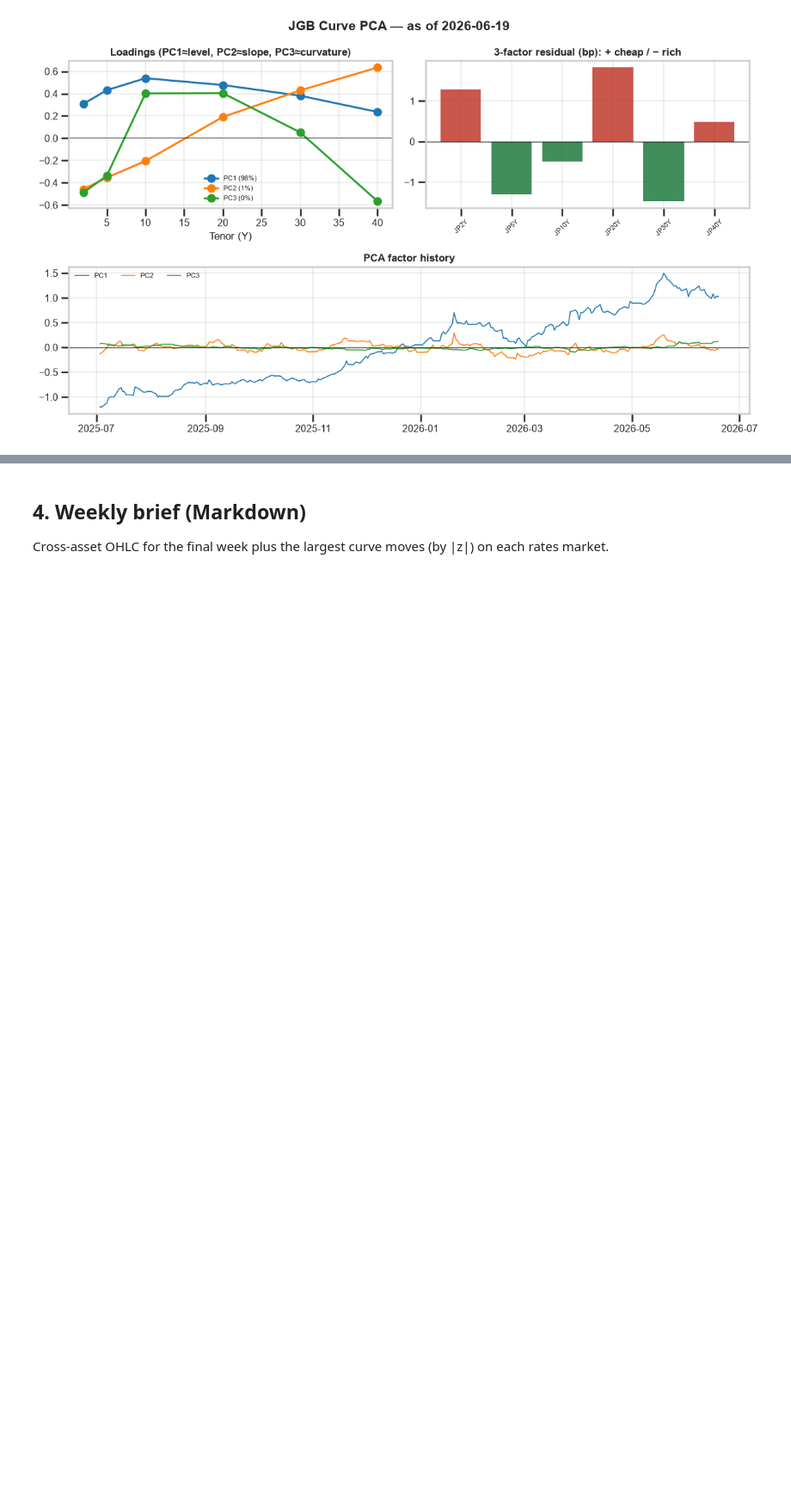
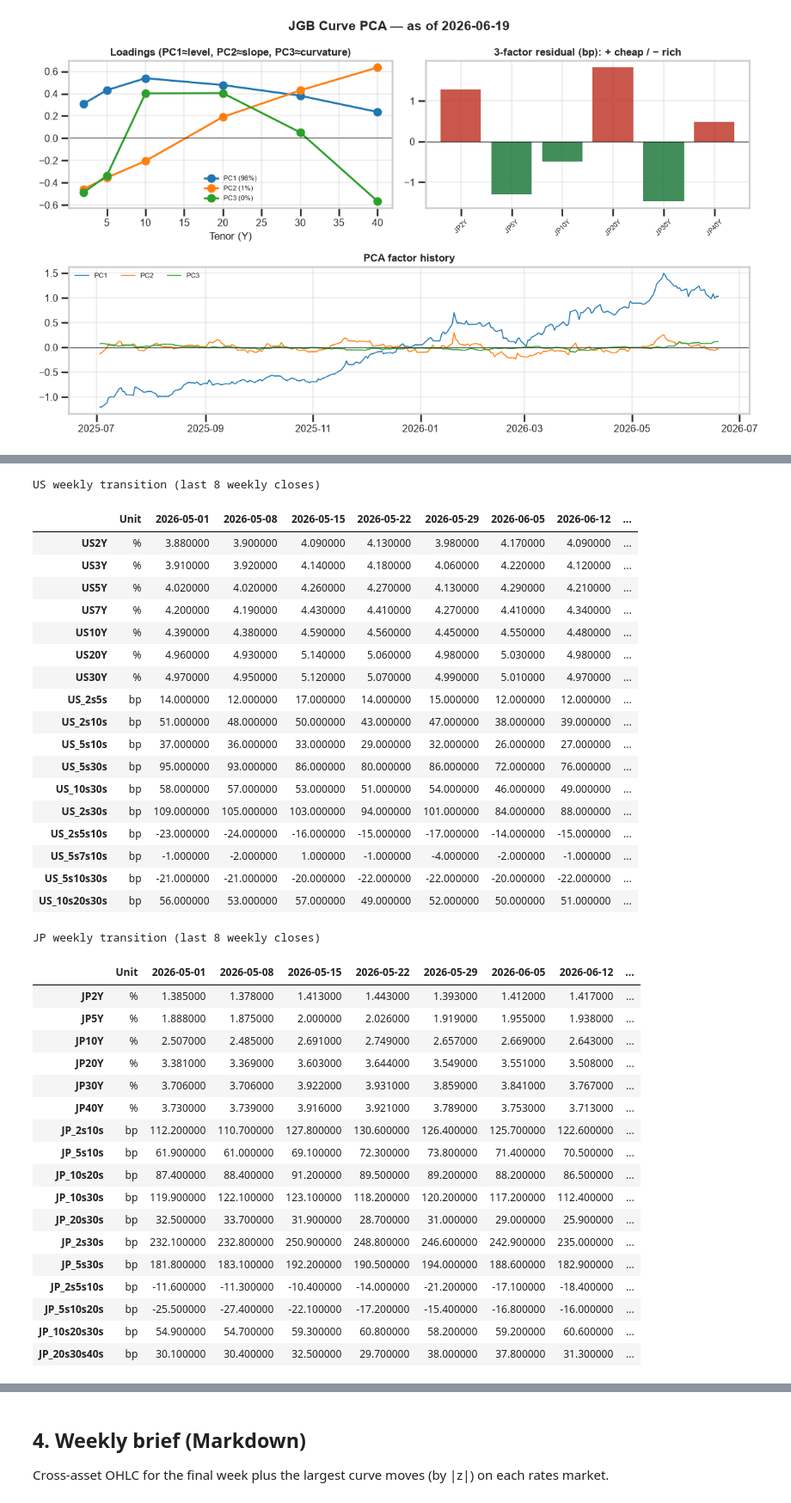
Before and after one commit to kfujie/macro_watch, a Jupyter notebook: macro_watch/weekly_report.ipynb, the cells around one changed output, grey strips where cells are left out. Shown at 86% size. Saved outputs shown, nothing was run; the diff lists cells and outputs as text; code cells hidden in the pictures; blank space fills up the shorter version.

```diff
--- a/macro_watch/weekly_report.ipynb
+++ b/macro_watch/weekly_report.ipynb
@@ -202,0 +216,51 @@ _ = visualizer.plot_curve_pca(panel, "JP")
+# %%
+WEEKS = 8
+for market in ("US", "JP"):
+    trans = analytics.weekly_transition(panel, market, weeks=WEEKS)
+    date_cols = [c for c in trans.columns if c not in ("Unit", "WoW(bp)")]
+    sty = (
+        trans.style.format("{:.3f}", subset=date_cols)
+        .format({"WoW(bp)": "{:+.1f}"})
+        .background_gradient(subset=["WoW(bp)"], cmap="RdBu_r", vmin=-15, vmax=15)
+        .set_caption(f"{market} weekly transition (last {WEEKS} weekly closes)")
+    )
+    display(sty)
+# %% [output]
+US weekly transition (last 8 weekly closes)
+|  | Unit | 2026-05-01 | 2026-05-08 | 2026-05-15 | 2026-05-22 | 2026-05-29 | 2026-06-05 | 2026-06-12 | ... |
+| US2Y | % | 3.880000 | 3.900000 | 4.090000 | 4.130000 | 3.980000 | 4.170000 | 4.090000 | ... |
+| US3Y | % | 3.910000 | 3.920000 | 4.140000 | 4.180000 | 4.060000 | 4.220000 | 4.120000 | ... |
+| US5Y | % | 4.020000 | 4.020000 | 4.260000 | 4.270000 | 4.130000 | 4.290000 | 4.210000 | ... |
+| US7Y | % | 4.200000 | 4.190000 | 4.430000 | 4.410000 | 4.270000 | 4.410000 | 4.340000 | ... |
+| US10Y | % | 4.390000 | 4.380000 | 4.590000 | 4.560000 | 4.450000 | 4.550000 | 4.480000 | ... |
+| US20Y | % | 4.960000 | 4.930000 | 5.140000 | 5.060000 | 4.980000 | 5.030000 | 4.980000 | ... |
+| US30Y | % | 4.970000 | 4.950000 | 5.120000 | 5.070000 | 4.990000 | 5.010000 | 4.970000 | ... |
+| US_2s5s | bp | 14.000000 | 12.000000 | 17.000000 | 14.000000 | 15.000000 | 12.000000 | 12.000000 | ... |
+| US_2s10s | bp | 51.000000 | 48.000000 | 50.000000 | 43.000000 | 47.000000 | 38.000000 | 39.000000 | ... |
+| US_5s10s | bp | 37.000000 | 36.000000 | 33.000000 | 29.000000 | 32.000000 | 26.000000 | 27.000000 | ... |
+| US_5s30s | bp | 95.000000 | 93.000000 | 86.000000 | 80.000000 | 86.000000 | 72.000000 | 76.000000 | ... |
+| US_10s30s | bp | 58.000000 | 57.000000 | 53.000000 | 51.000000 | 54.000000 | 46.000000 | 49.000000 | ... |
+| US_2s30s | bp | 109.000000 | 105.000000 | 103.000000 | 94.000000 | 101.000000 | 84.000000 | 88.000000 | ... |
+| US_2s5s10s | bp | -23.000000 | -24.000000 | -16.000000 | -15.000000 | -17.000000 | -14.000000 | -15.000000 | ... |
+| US_5s7s10s | bp | -1.000000 | -2.000000 | 1.000000 | -1.000000 | -4.000000 | -2.000000 | -1.000000 | ... |
+| US_5s10s30s | bp | -21.000000 | -21.000000 | -20.000000 | -22.000000 | -22.000000 | -20.000000 | -22.000000 | ... |
+| US_10s20s30s | bp | 56.000000 | 53.000000 | 57.000000 | 49.000000 | 52.000000 | 50.000000 | 51.000000 | ... |
+JP weekly transition (last 8 weekly closes)
+|  | Unit | 2026-05-01 | 2026-05-08 | 2026-05-15 | 2026-05-22 | 2026-05-29 | 2026-06-05 | 2026-06-12 | ... |
+| JP2Y | % | 1.385000 | 1.378000 | 1.413000 | 1.443000 | 1.393000 | 1.412000 | 1.417000 | ... |
+| JP5Y | % | 1.888000 | 1.875000 | 2.000000 | 2.026000 | 1.919000 | 1.955000 | 1.938000 | ... |
+| JP10Y | % | 2.507000 | 2.485000 | 2.691000 | 2.749000 | 2.657000 | 2.669000 | 2.643000 | ... |
+| JP20Y | % | 3.381000 | 3.369000 | 3.603000 | 3.644000 | 3.549000 | 3.551000 | 3.508000 | ... |
+| JP30Y | % | 3.706000 | 3.706000 | 3.922000 | 3.931000 | 3.859000 | 3.841000 | 3.767000 | ... |
+| JP40Y | % | 3.730000 | 3.739000 | 3.916000 | 3.921000 | 3.789000 | 3.753000 | 3.713000 | ... |
+| JP_2s10s | bp | 112.200000 | 110.700000 | 127.800000 | 130.600000 | 126.400000 | 125.700000 | 122.600000 | ... |
+| JP_5s10s | bp | 61.900000 | 61.000000 | 69.100000 | 72.300000 | 73.800000 | 71.400000 | 70.500000 | ... |
+| JP_10s20s | bp | 87.400000 | 88.400000 | 91.200000 | 89.500000 | 89.200000 | 88.200000 | 86.500000 | ... |
+| JP_10s30s | bp | 119.900000 | 122.100000 | 123.100000 | 118.200000 | 120.200000 | 117.200000 | 112.400000 | ... |
+| JP_20s30s | bp | 32.500000 | 33.700000 | 31.900000 | 28.700000 | 31.000000 | 29.000000 | 25.900000 | ... |
+| JP_2s30s | bp | 232.100000 | 232.800000 | 250.900000 | 248.800000 | 246.600000 | 242.900000 | 235.000000 | ... |
+| JP_5s30s | bp | 181.800000 | 183.100000 | 192.200000 | 190.500000 | 194.000000 | 188.600000 | 182.900000 | ... |
+| JP_2s5s10s | bp | -11.600000 | -11.300000 | -10.400000 | -14.000000 | -21.200000 | -17.100000 | -18.400000 | ... |
+| JP_5s10s20s | bp | -25.500000 | -27.400000 | -22.100000 | -17.200000 | -15.400000 | -16.800000 | -16.000000 | ... |
+| JP_10s20s30s | bp | 54.900000 | 54.700000 | 59.300000 | 60.800000 | 58.200000 | 59.200000 | 60.600000 | ... |
+| JP_20s30s40s | bp | 30.100000 | 30.400000 | 32.500000 | 29.700000 | 38.000000 | 37.800000 | 31.300000 | ... |
```
Also changed, not shown: parts of 5 cells of this notebook, 3 other files.
